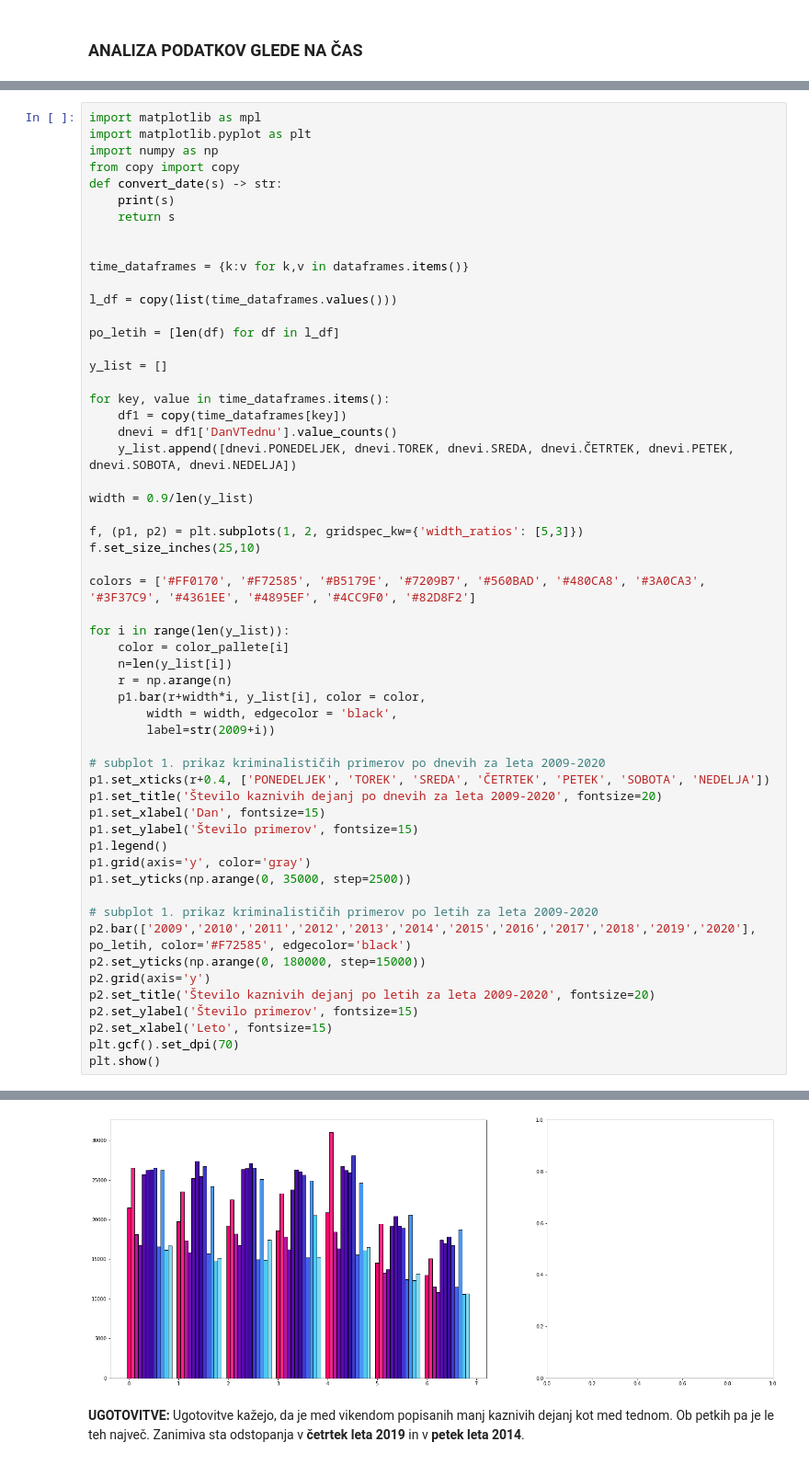
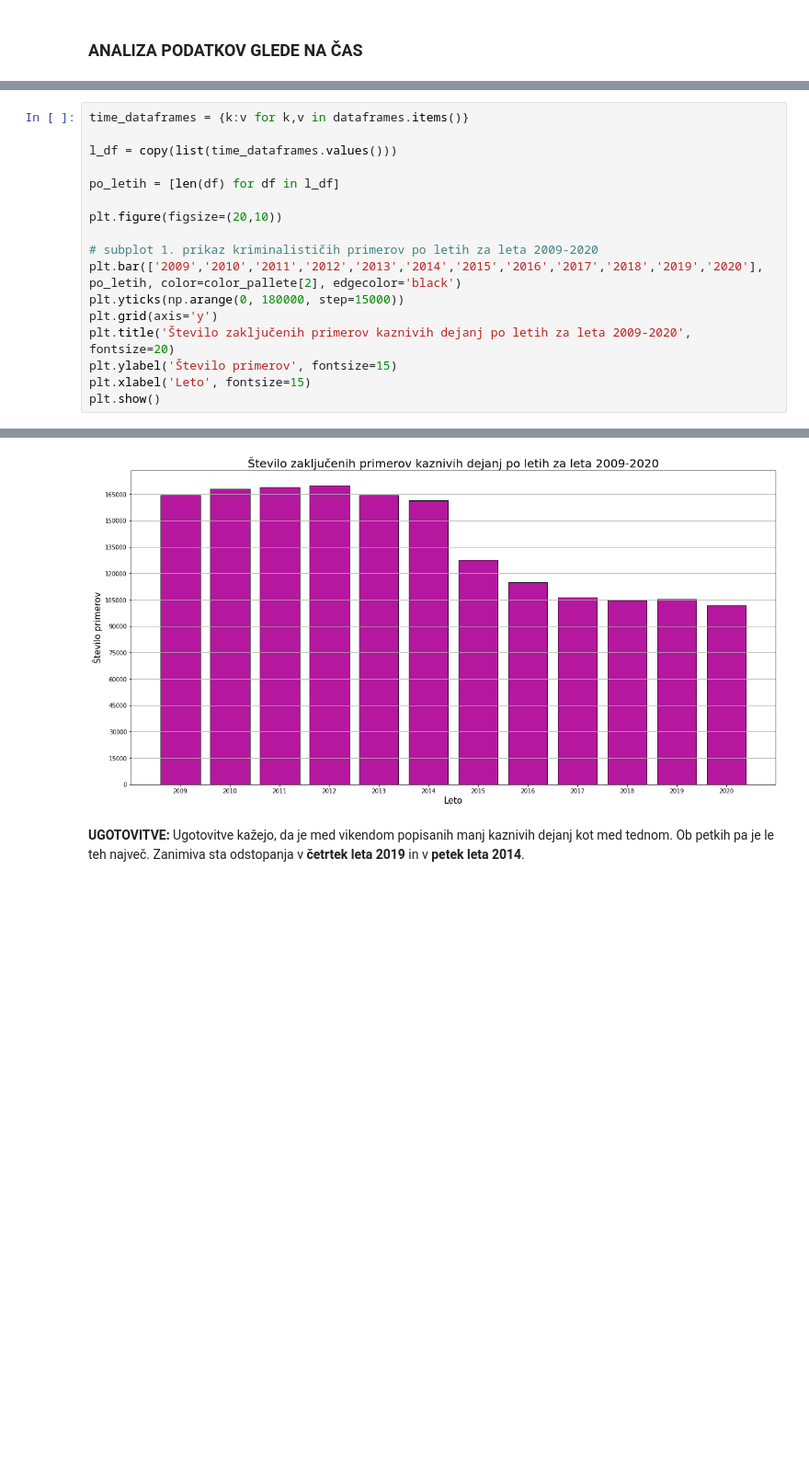
Before and after one commit to Nik-tech-cloud/PR22NGAMZ, a Jupyter notebook: seminar.ipynb, the cells around one changed output, grey strips where cells are left out. Shown at 92% size. Saved outputs shown, nothing was run; the diff lists cells and outputs as text; blank space fills up the shorter version.

```diff
--- a/seminar.ipynb
+++ b/seminar.ipynb
@@ -75,57 +166,18 @@ color_pallete = ['#FF0170', '#F72585', '#B5179E', '#7209B7', '#560BAD', '#480CA8
 # %%
-import matplotlib as mpl
-import matplotlib.pyplot as plt
-import numpy as np
-from copy import copy
-def convert_date(s) -> str:
-    print(s)
-    return s
-
-
 time_dataframes = {k:v for k,v in dataframes.items()}
 
 l_df = copy(list(time_dataframes.values()))
 
 po_letih = [len(df) for df in l_df]
 
-y_list = []
-
-for key, value in time_dataframes.items():
-    df1 = copy(time_dataframes[key])
-    dnevi = df1['DanVTednu'].value_counts()
-    y_list.append([dnevi.PONEDELJEK, dnevi.TOREK, dnevi.SREDA, dnevi.ČETRTEK, dnevi.PETEK, dnevi.SOBOTA, dnevi.NEDELJA])
-
-width = 0.9/len(y_list)
-
-f, (p1, p2) = plt.subplots(1, 2, gridspec_kw={'width_ratios': [5,3]})
-f.set_size_inches(25,10)
-
-colors = ['#FF0170', '#F72585', '#B5179E', '#7209B7', '#560BAD', '#480CA8', '#3A0CA3', '#3F37C9', '#4361EE', '#4895EF', '#4CC9F0', '#82D8F2']
-
-for i in range(len(y_list)):
-    color = color_pallete[i]
-    n=len(y_list[i])
-    r = np.arange(n)
-    p1.bar(r+width*i, y_list[i], color = color,
-        width = width, edgecolor = 'black',
-        label=str(2009+i))
-
-# subplot 1. prikaz kriminalističih primerov po dnevih za leta 2009-2020
-p1.set_xticks(r+0.4, ['PONEDELJEK', 'TOREK', 'SREDA', 'ČETRTEK', 'PETEK', 'SOBOTA', 'NEDELJA'])
-p1.set_title('Število kaznivih dejanj po dnevih za leta 2009-2020', fontsize=20)
-p1.set_xlabel('Dan', fontsize=15)
-p1.set_ylabel('Število primerov', fontsize=15)
-p1.legend()
-p1.grid(axis='y', color='gray')
-p1.set_yticks(np.arange(0, 35000, step=2500))
+plt.figure(figsize=(20,10))
 
 # subplot 1. prikaz kriminalističih primerov po letih za leta 2009-2020
-p2.bar(['2009','2010','2011','2012','2013','2014','2015','2016','2017','2018','2019','2020'], po_letih, color='#F72585', edgecolor='black')
-p2.set_yticks(np.arange(0, 180000, step=15000))
-p2.grid(axis='y')
-p2.set_title('Število kaznivih dejanj po letih za leta 2009-2020', fontsize=20)
-p2.set_ylabel('Število primerov', fontsize=15)
-p2.set_xlabel('Leto', fontsize=15)
-plt.gcf().set_dpi(70)
+plt.bar(['2009','2010','2011','2012','2013','2014','2015','2016','2017','2018','2019','2020'], po_letih, color=color_pallete[2], edgecolor='black')
+plt.yticks(np.arange(0, 180000, step=15000))
+plt.grid(axis='y')
+plt.title('Število zaključenih primerov kaznivih dejanj po letih za leta 2009-2020', fontsize=20)
+plt.ylabel('Število primerov', fontsize=15)
+plt.xlabel('Leto', fontsize=15)
 plt.show()
 # %% [output]
@@ -133,4 +184,4 @@ TypeError: set_ticks() takes 2 positional arguments but 3 were given
-[figure, old version]
+[figure, new version]
 # %% [markdown]
 **UGOTOVITVE:** Ugotovitve kažejo, da je med vikendom popisanih manj kaznivih dejanj kot med tednom. Ob petkih pa je le teh največ. Zanimiva sta odstopanja v **četrtek leta 2019** in v **petek leta 2014**.
 # %% [markdown]
```
Also changed, not shown: parts of 13 cells of this notebook.
